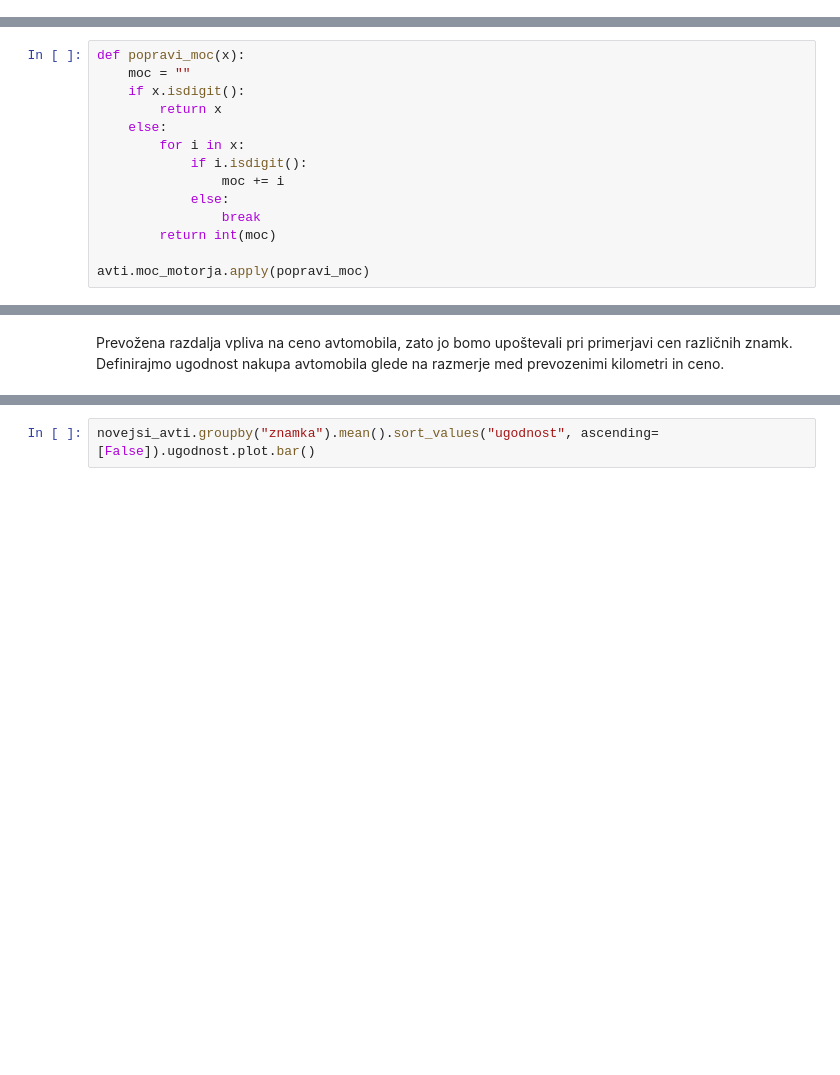
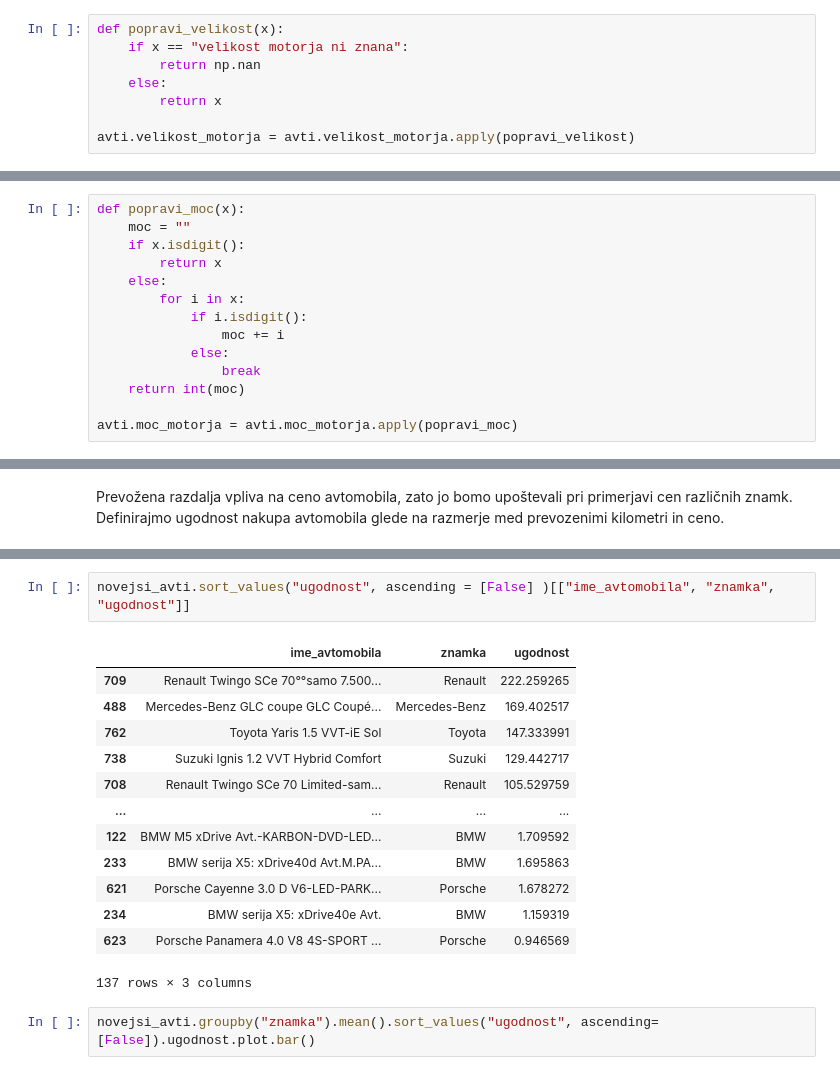
Before and after one commit to timotejstibilj/Avtomobili, a Jupyter notebook: Analiza rabljenih avtomobilov na avto.net.ipynb, the cells around one changed output, grey strips where cells are left out. Saved outputs shown, nothing was run; the diff lists cells and outputs as text; blank space fills up the shorter version.

```diff
--- a/Analiza rabljenih avtomobilov na avto.net.ipynb
+++ b/Analiza rabljenih avtomobilov na avto.net.ipynb
@@ -75,3 +54,11 @@ Name: vrsta_menjalnika, Length: 935, dtype: object
+# %%
+def popravi_velikost(x):
+    if x == "velikost motorja ni znana":
+        return np.nan
+    else:
+        return x
+
+avti.velikost_motorja = avti.velikost_motorja.apply(popravi_velikost)
 # %% [markdown]
 Popravimo še zapis moči motorja.
 # %%
@@ -85,6 +72,6 @@ def popravi_moc(x):
                 moc += i
             else:
                 break
-        return int(moc)
+    return int(moc)
 
-avti.moc_motorja.apply(popravi_moc)
+avti.moc_motorja = avti.moc_motorja.apply(popravi_moc)
@@ -271,3 +230,19 @@ novejsi_avti.sort_values("ugodnost")
+# %%
+novejsi_avti.sort_values("ugodnost", ascending = [False] )[["ime_avtomobila", "znamka", "ugodnost"]]
+# %% [output]
+|  | ime_avtomobila | znamka | ugodnost |
+| 709 | Renault Twingo SCe 70°°samo 7.500... | Renault | 222.259265 |
+| 488 | Mercedes-Benz GLC coupe GLC Coupé... | Mercedes-Benz | 169.402517 |
+| 762 | Toyota Yaris 1.5 VVT-iE Sol | Toyota | 147.333991 |
+| 738 | Suzuki Ignis 1.2 VVT Hybrid Comfort | Suzuki | 129.442717 |
+| 708 | Renault Twingo SCe 70 Limited-sam... | Renault | 105.529759 |
+| ... | ... | ... | ... |
+| 122 | BMW M5 xDrive Avt.-KARBON-DVD-LED... | BMW | 1.709592 |
+| 233 | BMW serija X5: xDrive40d Avt.M.PA... | BMW | 1.695863 |
+| 621 | Porsche Cayenne 3.0 D V6-LED-PARK... | Porsche | 1.678272 |
+| 234 | BMW serija X5: xDrive40e Avt. | BMW | 1.159319 |
+| 623 | Porsche Panamera 4.0 V8 4S-SPORT ... | Porsche | 0.946569 |
+137 rows × 3 columns
 # %%
 novejsi_avti.groupby("znamka").mean().sort_values("ugodnost", ascending=[False]).ugodnost.plot.bar()
 # %% [output]
```
Also changed, not shown: parts of 10 cells of this notebook.
